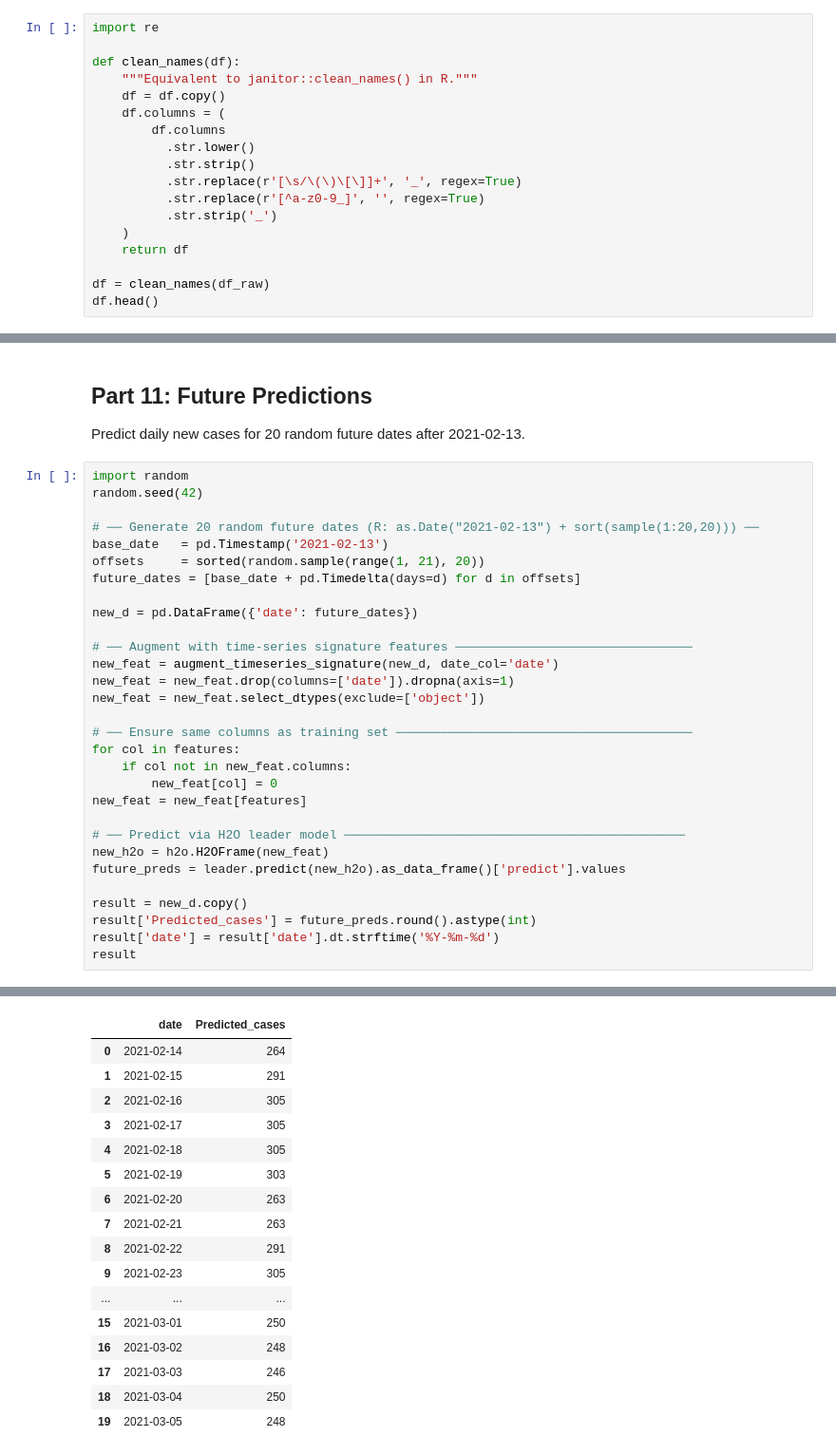
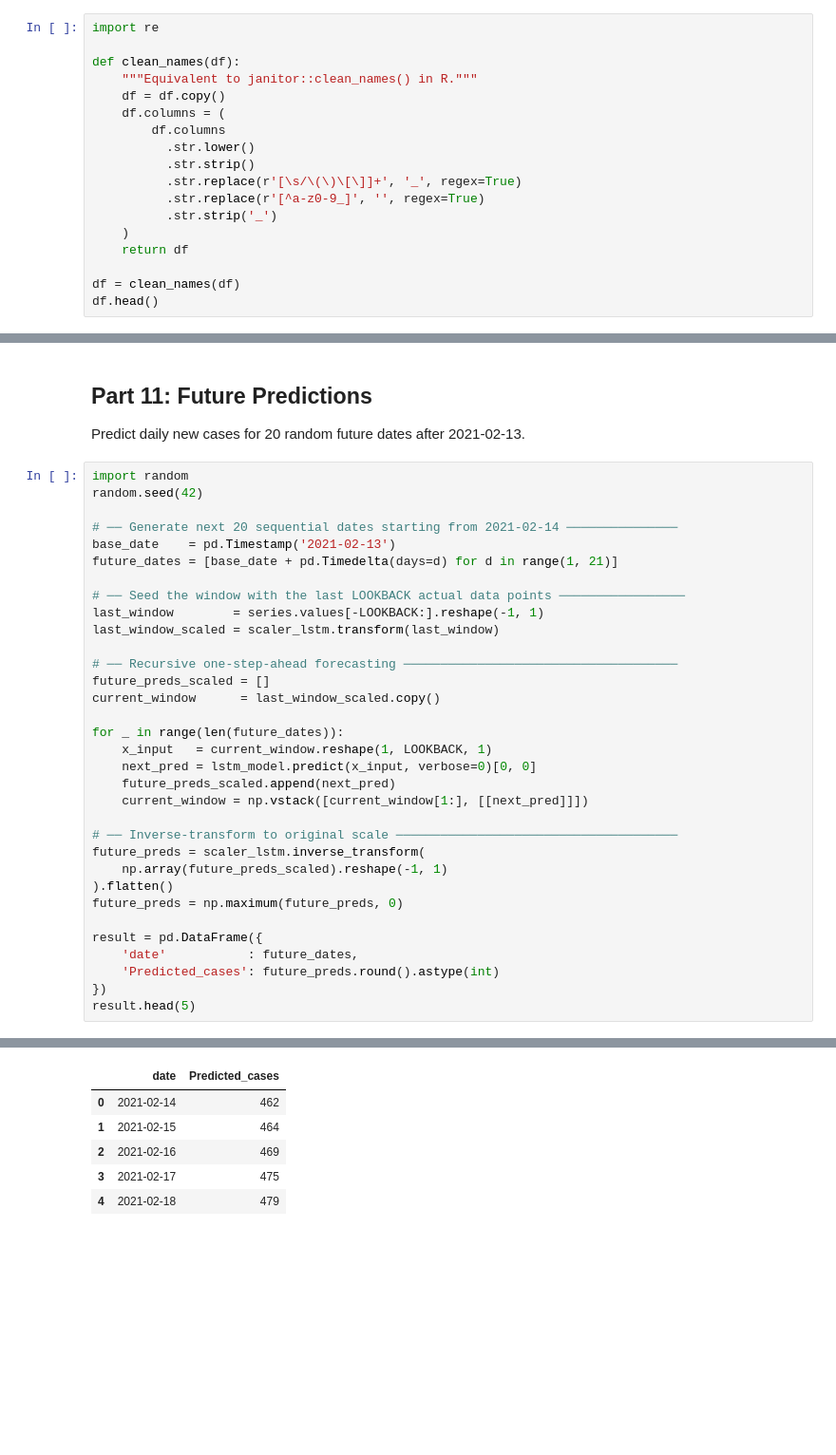
Before and after one commit to Sahadat97/COVID-19-Bangladesh-EDA-and-Daily-Cases-Prediction, a Jupyter notebook: COVID19_Bangladesh.ipynb, the cells around one changed output, grey strips where cells are left out. Shown at 95% size. Cells and saved outputs as stored; diff of their text form; blank space fills up the shorter version.

```diff
--- a/COVID19_Bangladesh.ipynb
+++ b/COVID19_Bangladesh.ipynb
@@ -110,7 +110,7 @@ def clean_names(df):
     )
     return df
 
-df = clean_names(df_raw)
+df = clean_names(df)
 df.head()
 # %% [output]
 |  | unnamed_0 | date | total_tested | total_cases | total_deaths | total_recovered | in_the_last_24_hours_newly_tested | ... |
@@ -1069,30 +1091,33 @@ Predict daily new cases for 20 random future dates after 2021-02-13.
 import random
 random.seed(42)
 
-# ── Generate 20 random future dates (R: as.Date("2021-02-13") + sort(sample(1:20,20))) ──
-base_date   = pd.Timestamp('2021-02-13')
-offsets     = sorted(random.sample(range(1, 21), 20))
-future_dates = [base_date + pd.Timedelta(days=d) for d in offsets]
+# ── Generate next 20 sequential dates starting from 2021-02-14 ───────────────
+base_date    = pd.Timestamp('2021-02-13')
+future_dates = [base_date + pd.Timedelta(days=d) for d in range(1, 21)]
 
-new_d = pd.DataFrame({'date': future_dates})
+# ── Seed the window with the last LOOKBACK actual data points ─────────────────
+last_window        = series.values[-LOOKBACK:].reshape(-1, 1)
+last_window_scaled = scaler_lstm.transform(last_window)
 
-# ── Augment with time-series signature features ────────────────────────────────
-new_feat = augment_timeseries_signature(new_d, date_col='date')
-new_feat = new_feat.drop(columns=['date']).dropna(axis=1)
-new_feat = new_feat.select_dtypes(exclude=['object'])
+# ── Recursive one-step-ahead forecasting ─────────────────────────────────────
+future_preds_scaled = []
+current_window      = last_window_scaled.copy()
 
-# ── Ensure same columns as training set ────────────────────────────────────────
-for col in features:
-    if col not in new_feat.columns:
-        new_feat[col] = 0
-new_feat = new_feat[features]
+for _ in range(len(future_dates)):
+    x_input   = current_window.reshape(1, LOOKBACK, 1)
+    next_pred = lstm_model.predict(x_input, verbose=0)[0, 0]
+    future_preds_scaled.append(next_pred)
+    current_window = np.vstack([current_window[1:], [[next_pred]]])
 
-# ── Predict via H2O leader model ──────────────────────────────────────────────
-new_h2o = h2o.H2OFrame(new_feat)
-future_preds = leader.predict(new_h2o).as_data_frame()['predict'].values
+# ── Inverse-transform to original scale ──────────────────────────────────────
+future_preds = scaler_lstm.inverse_transform(
+    np.array(future_preds_scaled).reshape(-1, 1)
+).flatten()
+future_preds = np.maximum(future_preds, 0)
 
-result = new_d.copy()
-result['Predicted_cases'] = future_preds.round().astype(int)
-result['date'] = result['date'].dt.strftime('%Y-%m-%d')
-result
+result = pd.DataFrame({
+    'date'           : future_dates,
+    'Predicted_cases': future_preds.round().astype(int)
+})
+result.head(5)
 # %% [output]
@@ -1100,17 +1124,6 @@ Converting H2O frame to pandas dataframe using single-thread.  For faster conver
 |  | date | Predicted_cases |
-| 0 | 2021-02-14 | 264 |
-| 1 | 2021-02-15 | 291 |
-| 2 | 2021-02-16 | 305 |
-| 3 | 2021-02-17 | 305 |
-| 4 | 2021-02-18 | 305 |
-| 5 | 2021-02-19 | 303 |
-| 6 | 2021-02-20 | 263 |
-| 7 | 2021-02-21 | 263 |
-| 8 | 2021-02-22 | 291 |
-| 9 | 2021-02-23 | 305 |
-| ... | ... | ... |
-| 15 | 2021-03-01 | 250 |
-| 16 | 2021-03-02 | 248 |
-| 17 | 2021-03-03 | 246 |
-| 18 | 2021-03-04 | 250 |
-| 19 | 2021-03-05 | 248 |
+| 0 | 2021-02-14 | 462 |
+| 1 | 2021-02-15 | 464 |
+| 2 | 2021-02-16 | 469 |
+| 3 | 2021-02-17 | 475 |
+| 4 | 2021-02-18 | 479 |
```
Also changed, not shown: parts of 17 cells of this notebook.
